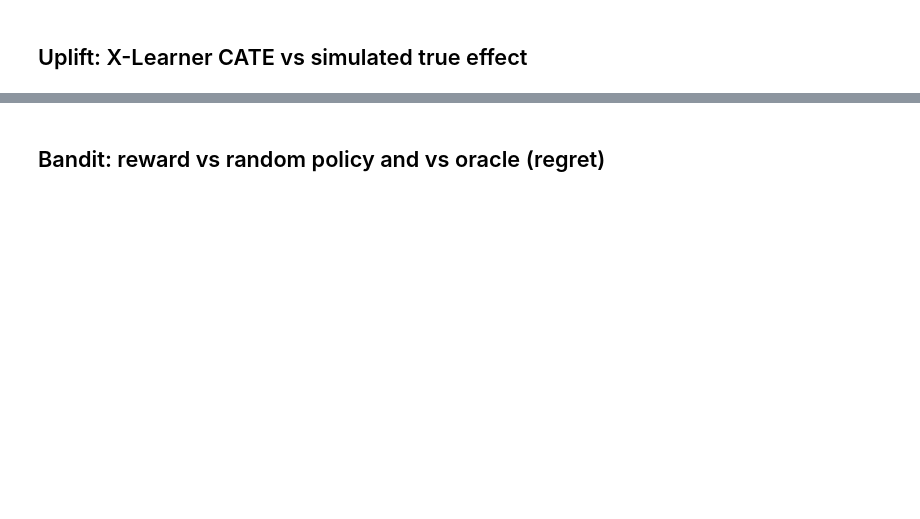
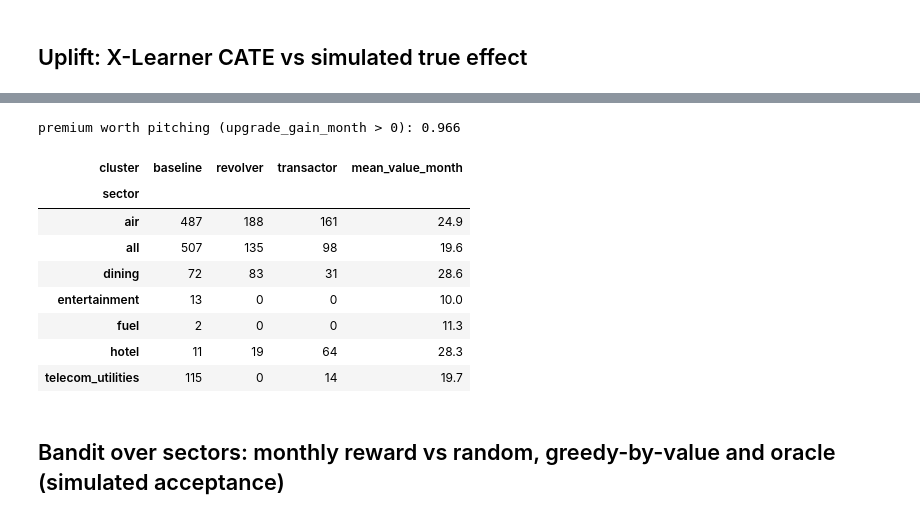
Before and after one commit to ArthurrMrv/bank_recommendations, a Jupyter notebook: notebooks/report.ipynb, the cells around one changed output, grey strips where cells are left out. Saved outputs shown, nothing was run; the diff lists cells and outputs as text; code cells hidden in the pictures; blank space fills up the shorter version.

```diff
--- a/notebooks/report.ipynb
+++ b/notebooks/report.ipynb
@@ -43,2 +111,18 @@ plt.xlabel("true tau"); plt.ylabel("CATE"); plt.legend();
+# %%
+best = value.best_per_sector(vals)
+top = best.loc[best.groupby("user_id").hard_value_month.idxmax()].merge(scores[["user_id", "cluster"]], on="user_id")
+print("premium worth pitching (upgrade_gain_month > 0):", round((reco.upgrade_gain_month > 0).mean(), 3))
+pd.crosstab(top.sector, top.cluster).assign(mean_value_month=top.groupby("sector").hard_value_month.mean().round(1))
+# %% [output]
+premium worth pitching (upgrade_gain_month > 0): 0.966
+| cluster | baseline | revolver | transactor | mean_value_month |
+| sector |  |  |  |  |
+| air | 487 | 188 | 161 | 24.9 |
+| all | 507 | 135 | 98 | 19.6 |
+| dining | 72 | 83 | 31 | 28.6 |
+| entertainment | 13 | 0 | 0 | 10.0 |
+| fuel | 2 | 0 | 0 | 11.3 |
+| hotel | 11 | 19 | 64 | 28.3 |
+| telecom_utilities | 115 | 0 | 14 | 19.7 |
 # %% [markdown]
-## Bandit: reward vs random policy and vs oracle (regret)
+## Bandit over sectors: monthly reward vs random, greedy-by-value and oracle (simulated acceptance)
```
Also changed, not shown: parts of 12 cells of this notebook, 32 other files.
